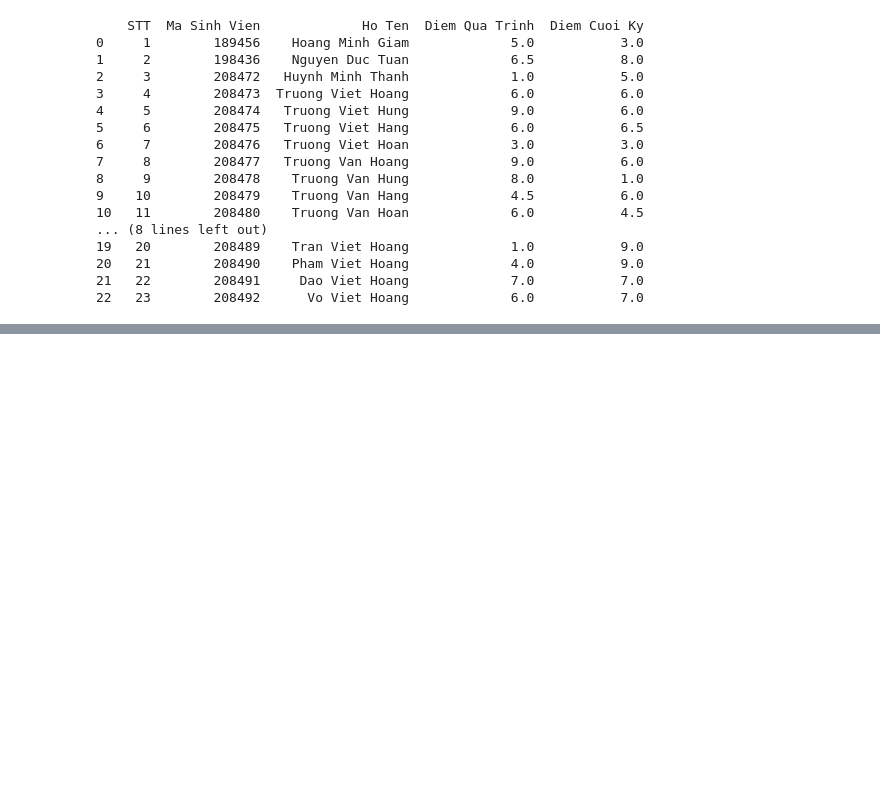
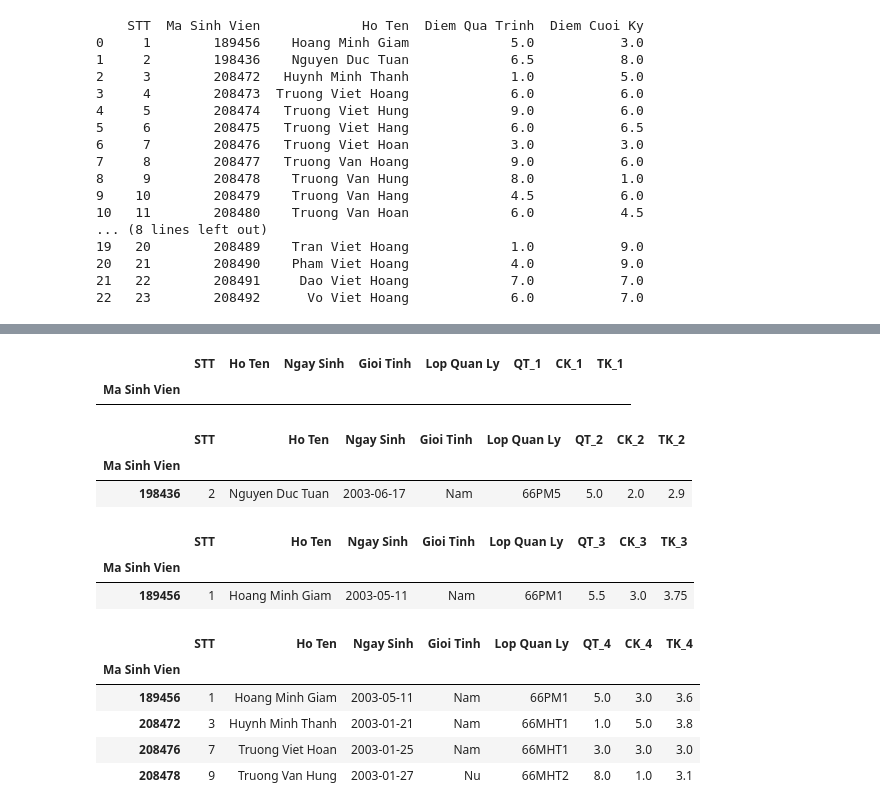
Before and after one commit to ngminhoang/Python-UDKT_Project-ManaPloyee, a Jupyter notebook: BT_02/BaiThucHanhNhomSo2.ipynb, the cells around one changed output, grey strips where cells are left out. Saved outputs shown, nothing was run; the diff lists cells and outputs as text; code cells hidden in the pictures; blank space fills up the shorter version.

```diff
--- a/BT_02/BaiThucHanhNhomSo2.ipynb
+++ b/BT_02/BaiThucHanhNhomSo2.ipynb
@@ -195,0 +262,32 @@ print(df_diem_mon_4)
+# %%
+df_diem_1_sinh_vien = df_sinh_vien.set_index('Ma Sinh Vien').join(temp_diem_1_reset)
+df_diem_2_sinh_vien = df_sinh_vien.set_index('Ma Sinh Vien').join(temp_diem_2_reset)
+df_diem_3_sinh_vien = df_sinh_vien.set_index('Ma Sinh Vien').join(temp_diem_3_reset)
+df_diem_4_sinh_vien = df_sinh_vien.set_index('Ma Sinh Vien').join(temp_diem_4_reset)
+# %%
+# Cac svien co diem duoi 4 theo tung mon
+df_diem_1_sinh_vien[df_diem_1_sinh_vien["TK_1"] < 4.0]
+# %% [output]
+|  | STT | Ho Ten | Ngay Sinh | Gioi Tinh | Lop Quan Ly | QT_1 | CK_1 | TK_1 |
+| Ma Sinh Vien |  |  |  |  |  |  |  |  |
+# %%
+df_diem_2_sinh_vien[df_diem_2_sinh_vien["TK_2"] < 4.0]
+# %% [output]
+|  | STT | Ho Ten | Ngay Sinh | Gioi Tinh | Lop Quan Ly | QT_2 | CK_2 | TK_2 |
+| Ma Sinh Vien |  |  |  |  |  |  |  |  |
+| 198436 | 2 | Nguyen Duc Tuan | 2003-06-17 | Nam | 66PM5 | 5.0 | 2.0 | 2.9 |
+# %%
+df_diem_3_sinh_vien[df_diem_3_sinh_vien["TK_3"] < 4.0]
+# %% [output]
+|  | STT | Ho Ten | Ngay Sinh | Gioi Tinh | Lop Quan Ly | QT_3 | CK_3 | TK_3 |
+| Ma Sinh Vien |  |  |  |  |  |  |  |  |
+| 189456 | 1 | Hoang Minh Giam | 2003-05-11 | Nam | 66PM1 | 5.5 | 3.0 | 3.75 |
+# %%
+df_diem_4_sinh_vien[df_diem_4_sinh_vien["TK_4"] < 4.0]
+# %% [output]
+|  | STT | Ho Ten | Ngay Sinh | Gioi Tinh | Lop Quan Ly | QT_4 | CK_4 | TK_4 |
+| Ma Sinh Vien |  |  |  |  |  |  |  |  |
+| 189456 | 1 | Hoang Minh Giam | 2003-05-11 | Nam | 66PM1 | 5.0 | 3.0 | 3.6 |
+| 208472 | 3 | Huynh Minh Thanh | 2003-01-21 | Nam | 66MHT1 | 1.0 | 5.0 | 3.8 |
+| 208476 | 7 | Truong Viet Hoan | 2003-01-25 | Nam | 66MHT1 | 3.0 | 3.0 | 3.0 |
+| 208478 | 9 | Truong Van Hung | 2003-01-27 | Nu | 66MHT2 | 8.0 | 1.0 | 3.1 |
```
Also changed, not shown: parts of 10 cells of this notebook.
